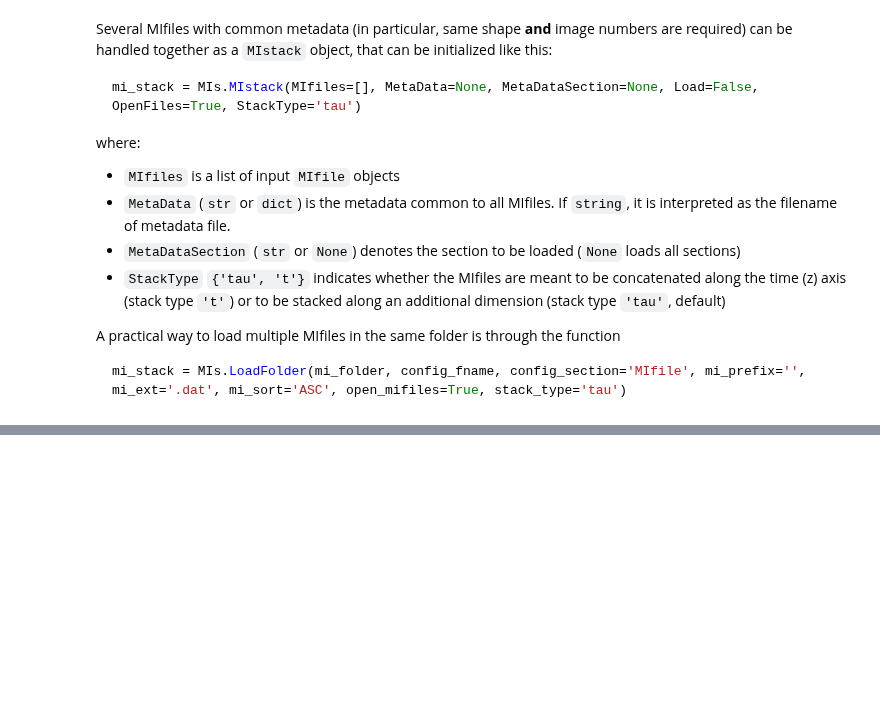
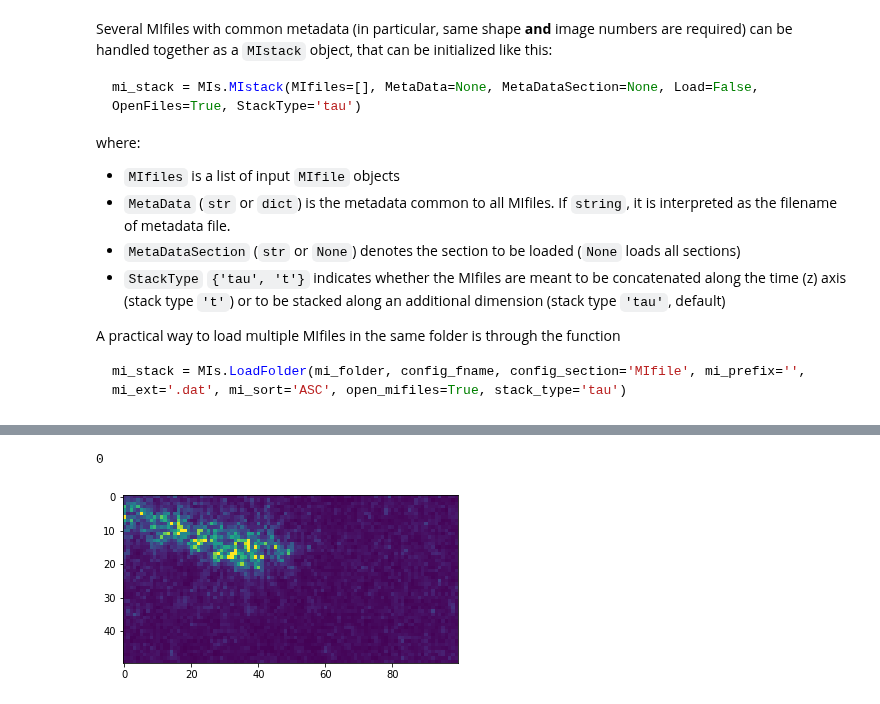
Before and after one commit to steaime/DSHpy, a Jupyter notebook: tutorial1_mifiles.ipynb, the cells around one changed output, grey strips where cells are left out. Cells and saved outputs as stored; diff of their text form; code cells hidden in the pictures; blank space fills up the shorter version.

```diff
--- a/tutorial1_mifiles.ipynb
+++ b/tutorial1_mifiles.ipynb
@@ -163,0 +187,6 @@ NameError: name 'MIs' is not defined
+# %%
+plt.imshow(mi_stack.GetImage(1))
+print(np.count_nonzero(mi_stack.GetImage(1)!=mi_stack.GetImage(0, MI_idx=1)))
+# %% [output]
+0
+[figure, added]
```
Also changed, not shown: parts of 5 cells of this notebook.
